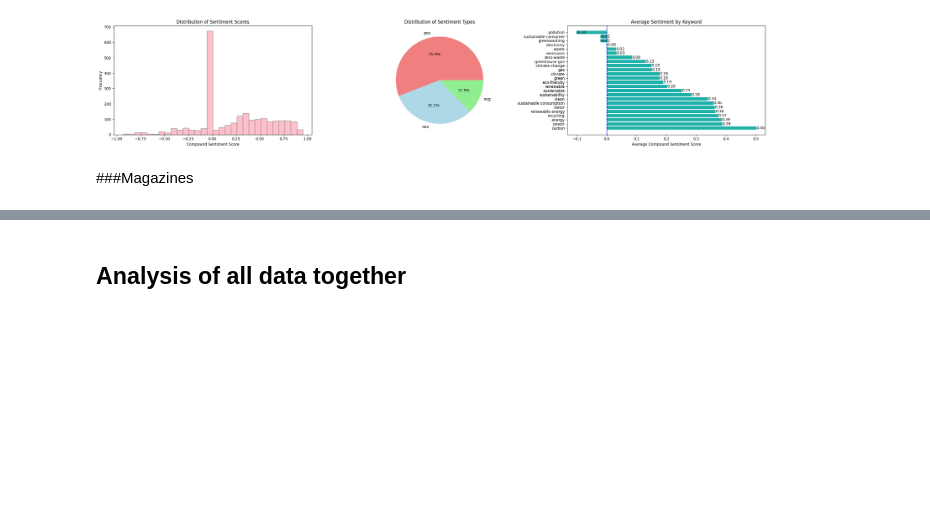
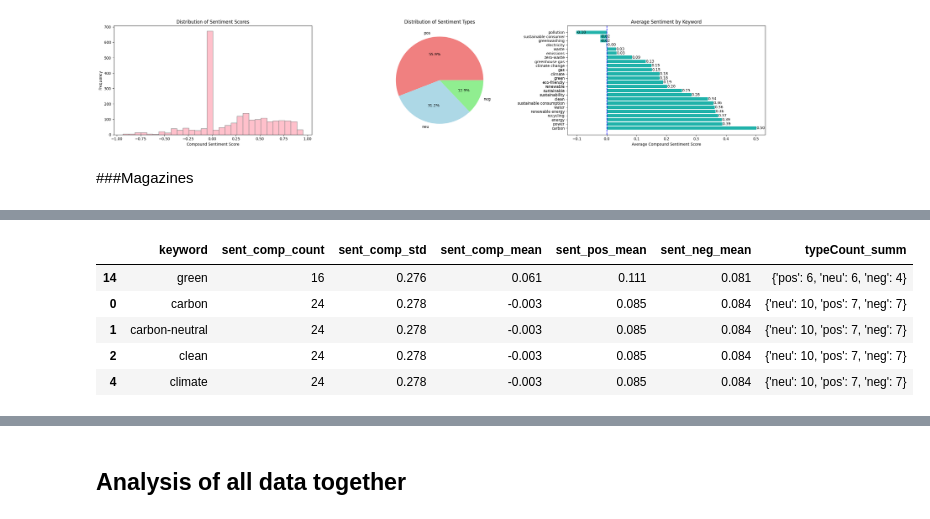
Before and after one commit to teawag-ucla/16B-Project-DTM, a Jupyter notebook: sentiment_notebook.ipynb, the cells around one changed output, grey strips where cells are left out. Cells and saved outputs as stored; diff of their text form; code cells hidden in the pictures; blank space fills up the shorter version.

```diff
--- a/sentiment_notebook.ipynb
+++ b/sentiment_notebook.ipynb
@@ -89,5 +94,13 @@ analyzed_magazines.head()
 # %%
+analyzed_magazines = analyzed_magazines.rename(columns={'Headlines': 'headline', 'Keyword': 'keyword'})
 keyAnalyzed_magazines = jsa.key_sentimentAnalysis(analyzed_magazines, 'headline', 'keyword')
 keyAnalyzed_magazines.head()
+# %% [output]
+|  | keyword | sent_comp_count | sent_comp_std | sent_comp_mean | sent_pos_mean | sent_neg_mean | typeCount_summ |
+| 14 | green | 16 | 0.276 | 0.061 | 0.111 | 0.081 | {'pos': 6, 'neu': 6, 'neg': 4} |
+| 0 | carbon | 24 | 0.278 | -0.003 | 0.085 | 0.084 | {'neu': 10, 'pos': 7, 'neg': 7} |
+| 1 | carbon-neutral | 24 | 0.278 | -0.003 | 0.085 | 0.084 | {'neu': 10, 'pos': 7, 'neg': 7} |
+| 2 | clean | 24 | 0.278 | -0.003 | 0.085 | 0.084 | {'neu': 10, 'pos': 7, 'neg': 7} |
+| 4 | climate | 24 | 0.278 | -0.003 | 0.085 | 0.084 | {'neu': 10, 'pos': 7, 'neg': 7} |
 # %%
 magazine_graphs = jsa.sent_result_graphs(analyzed_magazines, keyAnalyzed_magazines)
```
Also changed, not shown: parts of 9 cells of this notebook.
